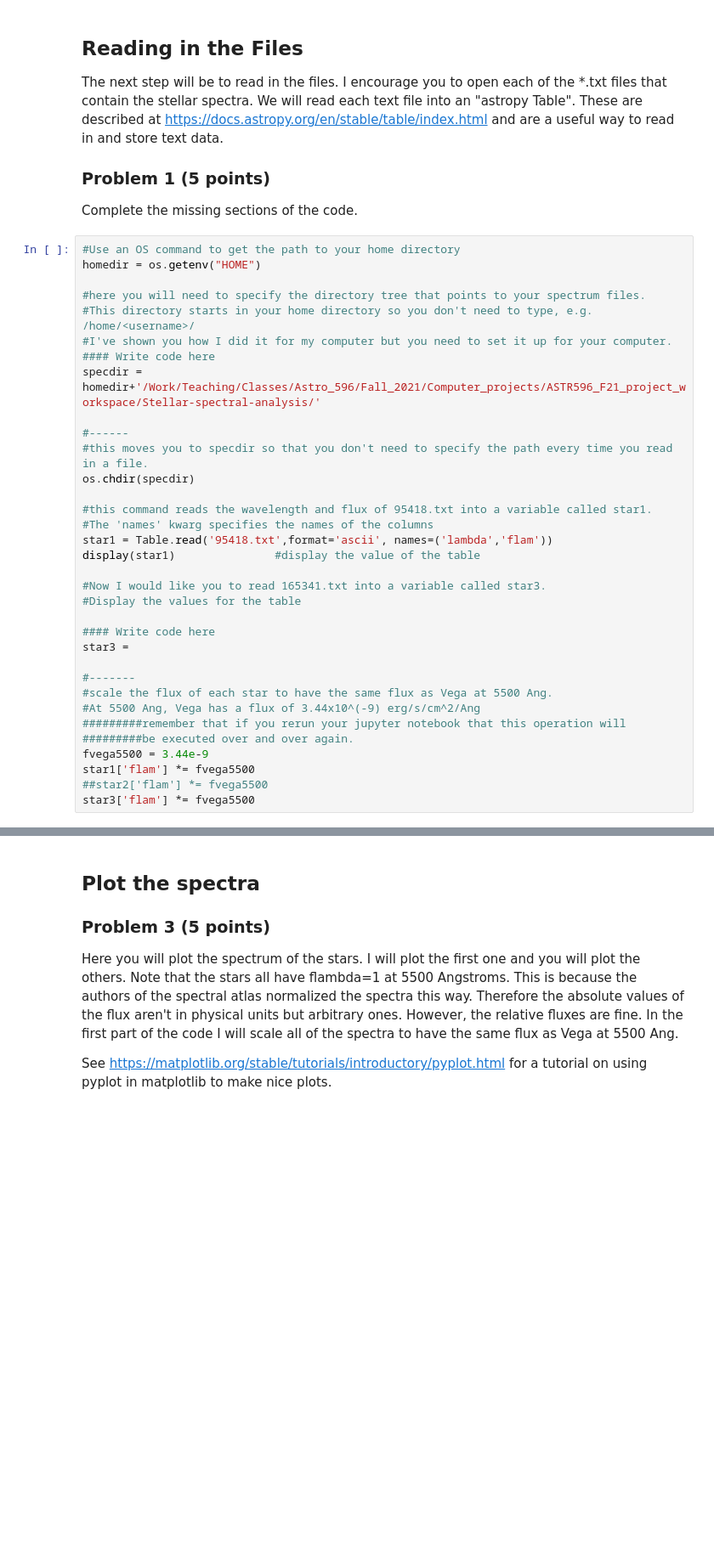
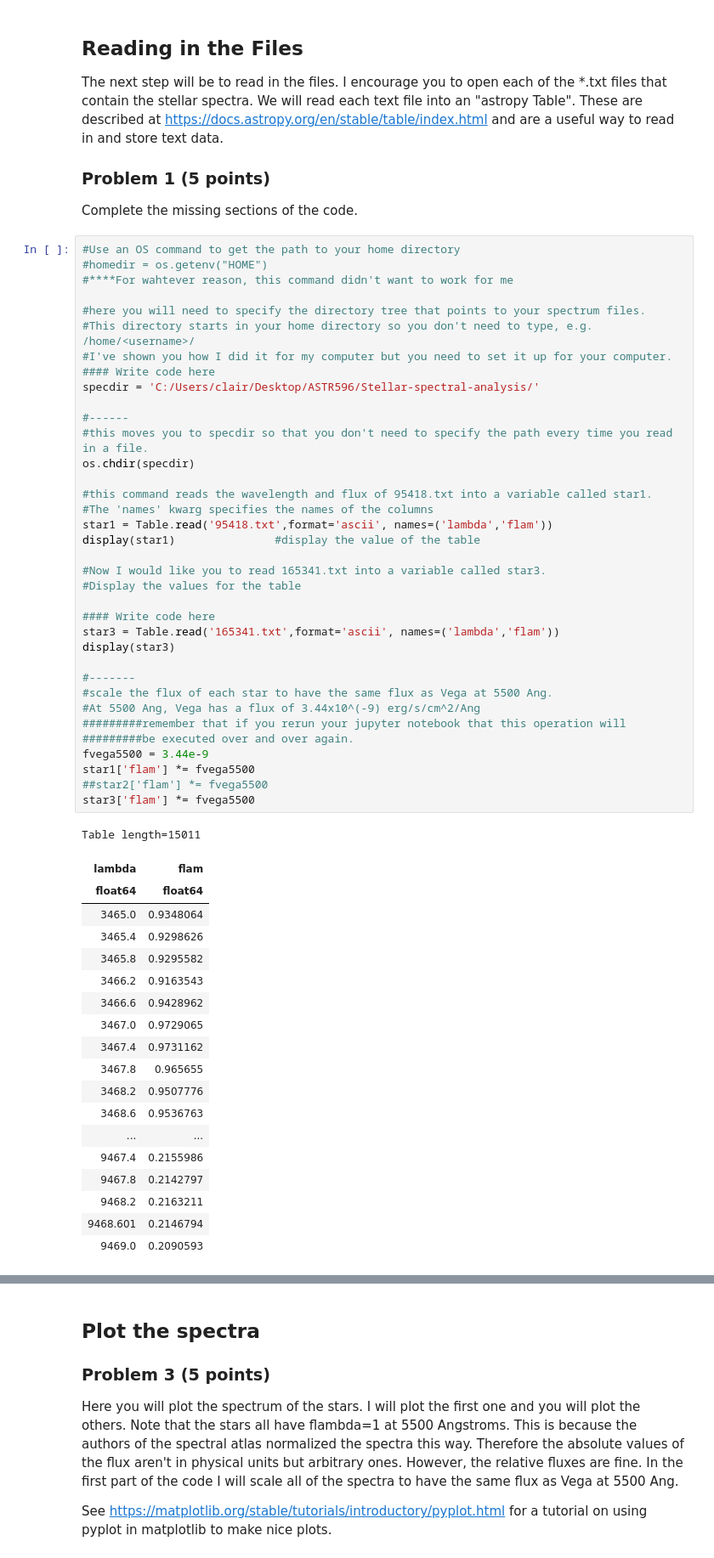
Before and after one commit to claire-cook/Stellar-spectral-analysis, a Jupyter notebook: stellar-analysis-assignment.ipynb, the cells around one changed output, grey strips where cells are left out. Shown: that part at 85% size. Drawn from its saved outputs; the diff is of its cells as text; blank space fills up the shorter version.

```diff
--- a/stellar-analysis-assignment.ipynb
+++ b/stellar-analysis-assignment.ipynb
@@ -68,35 +68,57 @@ The next step will be to read in the files.  I encourage you to open each of the
 Complete the missing sections of the code.
 # %%
 #Use an OS command to get the path to your home directory
-homedir = os.getenv("HOME")
+#homedir = os.getenv("HOME")
+#****For wahtever reason, this command didn't want to work for me
 
 #here you will need to specify the directory tree that points to your spectrum files.
 #This directory starts in your home directory so you don't need to type, e.g.  /home/<username>/
 #I've shown you how I did it for my computer but you need to set it up for your computer.
 #### Write code here
-specdir = homedir+'/Work/Teaching/Classes/Astro_596/Fall_2021/Computer_projects/ASTR596_F21_project_workspace/Stellar-spectral-analysis/'
+specdir = 'C:/Users/clair/Desktop/ASTR596/Stellar-spectral-analysis/'
 
 #------
 #this moves you to specdir so that you don't need to specify the path every time you read in a file.
 os.chdir(specdir)
 
 #this command reads the wavelength and flux of 95418.txt into a variable called star1.
 #The 'names' kwarg specifies the names of the columns
 star1 = Table.read('95418.txt',format='ascii', names=('lambda','flam'))
 display(star1)               #display the value of the table
 
 #Now I would like you to read 165341.txt into a variable called star3.
 #Display the values for the table
 
 #### Write code here
-star3 =
+star3 = Table.read('165341.txt',format='ascii', names=('lambda','flam'))
+display(star3)
 
 #-------
 #scale the flux of each star to have the same flux as Vega at 5500 Ang.
 #At 5500 Ang, Vega has a flux of 3.44x10^(-9) erg/s/cm^2/Ang
 #########remember that if you rerun your jupyter notebook that this operation will
 #########be executed over and over again.
 fvega5500 = 3.44e-9
 star1['flam'] *= fvega5500
 ##star2['flam'] *= fvega5500
 star3['flam'] *= fvega5500
+# %% [output]
+Table length=15011
+| lambda | flam |
+| float64 | float64 |
+| 3465.0 | 0.9348064 |
+| 3465.4 | 0.9298626 |
+| 3465.8 | 0.9295582 |
+| 3466.2 | 0.9163543 |
+| 3466.6 | 0.9428962 |
+| 3467.0 | 0.9729065 |
+| 3467.4 | 0.9731162 |
+| 3467.8 | 0.965655 |
+| 3468.2 | 0.9507776 |
+| 3468.6 | 0.9536763 |
+| ... | ... |
+| 9467.4 | 0.2155986 |
+| 9467.8 | 0.2142797 |
+| 9468.2 | 0.2163211 |
+| 9468.601 | 0.2146794 |
+| 9469.0 | 0.2090593 |
```
Also changed, not shown: parts of 16 cells of this notebook.
